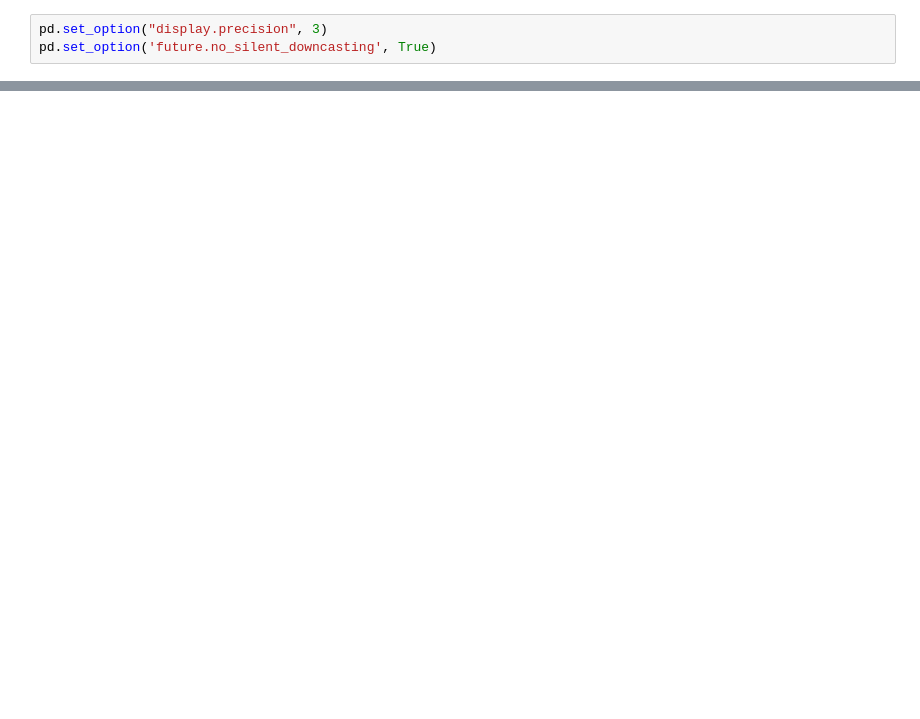
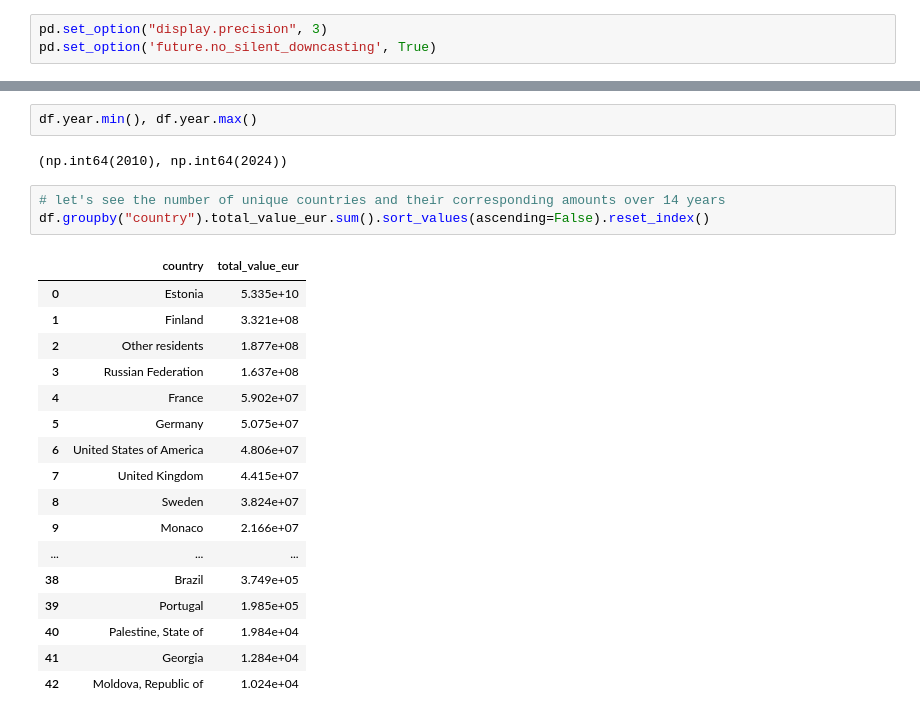
Before and after one commit to com-480-data-visualization/est-property-prices, a Jupyter notebook: notebooks/jan.ipynb, the cells around one changed output, grey strips where cells are left out. Saved outputs shown, nothing was run; the diff lists cells and outputs as text; blank space fills up the shorter version.

```diff
--- a/notebooks/jan.ipynb
+++ b/notebooks/jan.ipynb
@@ -80,0 +101,25 @@ df_transformed
+# %%
+df.year.min(), df.year.max()
+# %% [output]
+(np.int64(2010), np.int64(2024))
+# %%
+# let's see the number of unique countries and their corresponding amounts over 14 years
+df.groupby("country").total_value_eur.sum().sort_values(ascending=False).reset_index()
+# %% [output]
+|  | country | total_value_eur |
+| 0 | Estonia | 5.335e+10 |
+| 1 | Finland | 3.321e+08 |
+| 2 | Other residents | 1.877e+08 |
+| 3 | Russian Federation | 1.637e+08 |
+| 4 | France | 5.902e+07 |
+| 5 | Germany | 5.075e+07 |
+| 6 | United States of America | 4.806e+07 |
+| 7 | United Kingdom | 4.415e+07 |
+| 8 | Sweden | 3.824e+07 |
+| 9 | Monaco | 2.166e+07 |
+| ... | ... | ... |
+| 38 | Brazil | 3.749e+05 |
+| 39 | Portugal | 1.985e+05 |
+| 40 | Palestine, State of | 1.984e+04 |
+| 41 | Georgia | 1.284e+04 |
+| 42 | Moldova, Republic of | 1.024e+04 |
```
Also changed, not shown: parts of 20 cells of this notebook, 2 other files.
